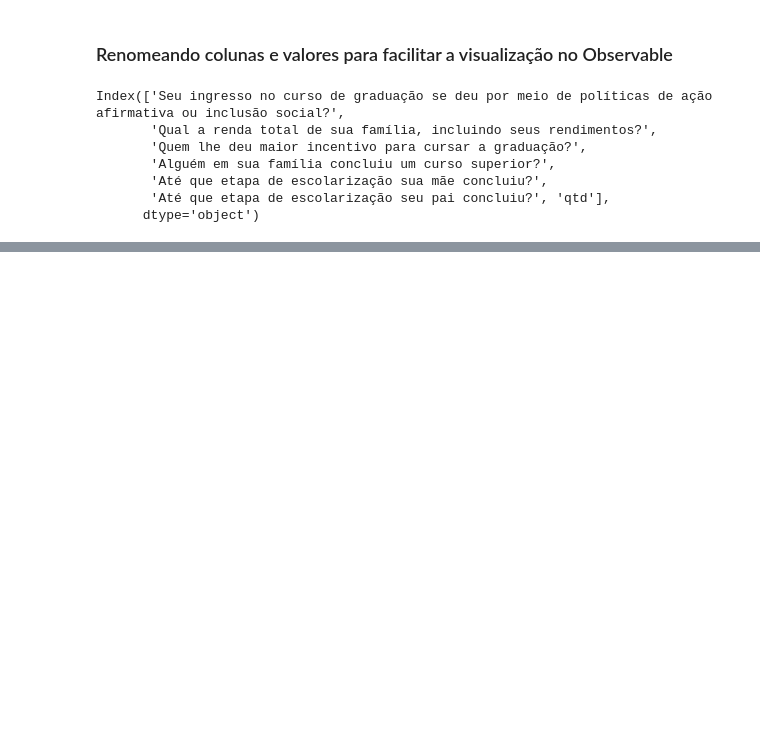
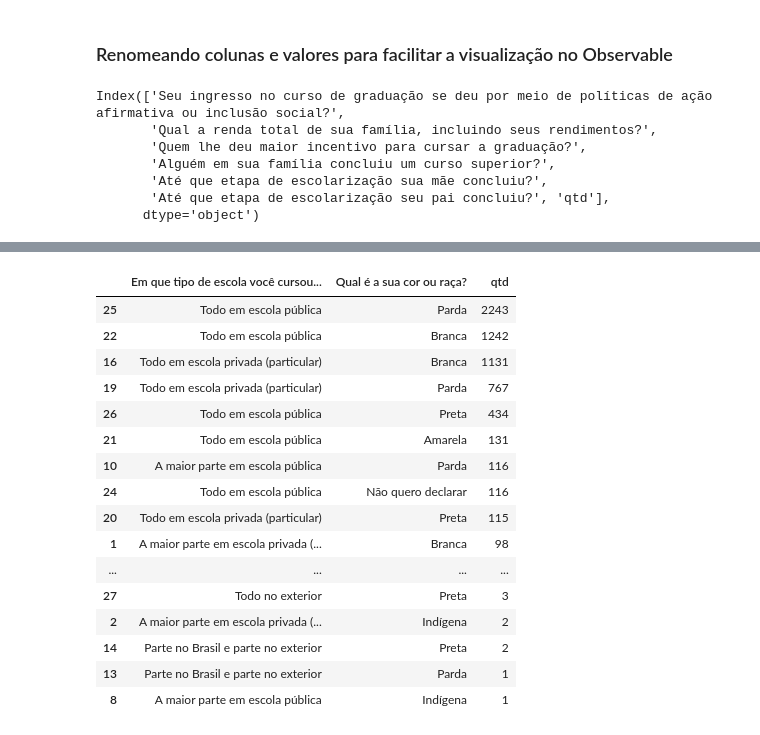
Before and after one commit to Lorenaps/visualizacao-de-dados, a Jupyter notebook: pre_processamento_dados/analise_enade.ipynb, the cells around one changed output, grey strips where cells are left out. Saved outputs shown, nothing was run; the diff lists cells and outputs as text; code cells hidden in the pictures; blank space fills up the shorter version.

Commit message:
analise_enade.ipynb: Explorando outros atributos

```diff
--- a/pre_processamento_dados/analise_enade.ipynb
+++ b/pre_processamento_dados/analise_enade.ipynb
@@ -218,0 +248,21 @@ dados_agrupados.to_csv('../dados/dados_enade_agrupados.csv')
+# %%
+enade.groupby(['Em que tipo de escola você cursou o ensino médio?',
+               'Qual é a sua cor ou raça?']).size().reset_index(name='qtd').sort_values('qtd', ascending=False)
+# %% [output]
+|  | Em que tipo de escola você cursou... | Qual é a sua cor ou raça? | qtd |
+| 25 | Todo em escola pública | Parda | 2243 |
+| 22 | Todo em escola pública | Branca | 1242 |
+| 16 | Todo em escola privada (particular) | Branca | 1131 |
+| 19 | Todo em escola privada (particular) | Parda | 767 |
+| 26 | Todo em escola pública | Preta | 434 |
+| 21 | Todo em escola pública | Amarela | 131 |
+| 10 | A maior parte em escola pública | Parda | 116 |
+| 24 | Todo em escola pública | Não quero declarar | 116 |
+| 20 | Todo em escola privada (particular) | Preta | 115 |
+| 1 | A maior parte em escola privada (... | Branca | 98 |
+| ... | ... | ... | ... |
+| 27 | Todo no exterior | Preta | 3 |
+| 2 | A maior parte em escola privada (... | Indígena | 2 |
+| 14 | Parte no Brasil e parte no exterior | Preta | 2 |
+| 13 | Parte no Brasil e parte no exterior | Parda | 1 |
+| 8 | A maior parte em escola pública | Indígena | 1 |
```
Also changed, not shown: parts of 9 cells of this notebook.
